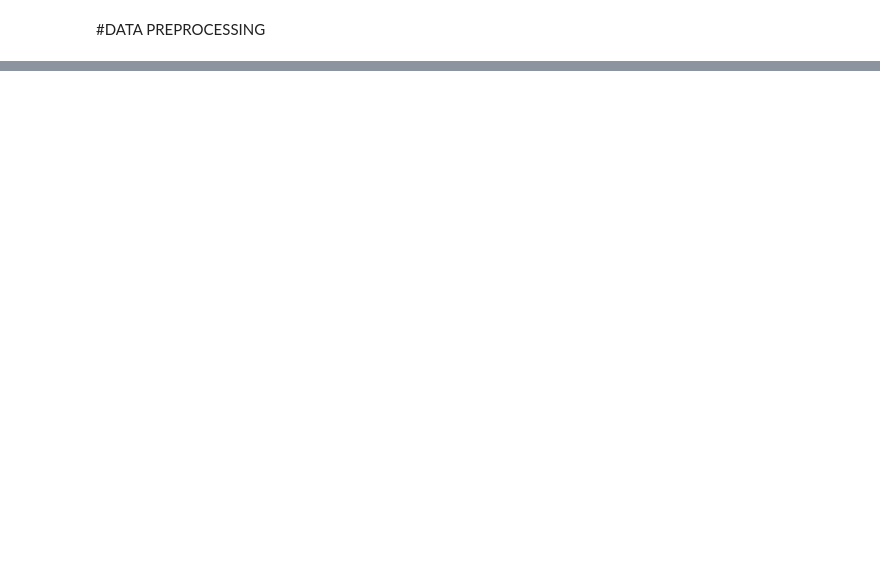
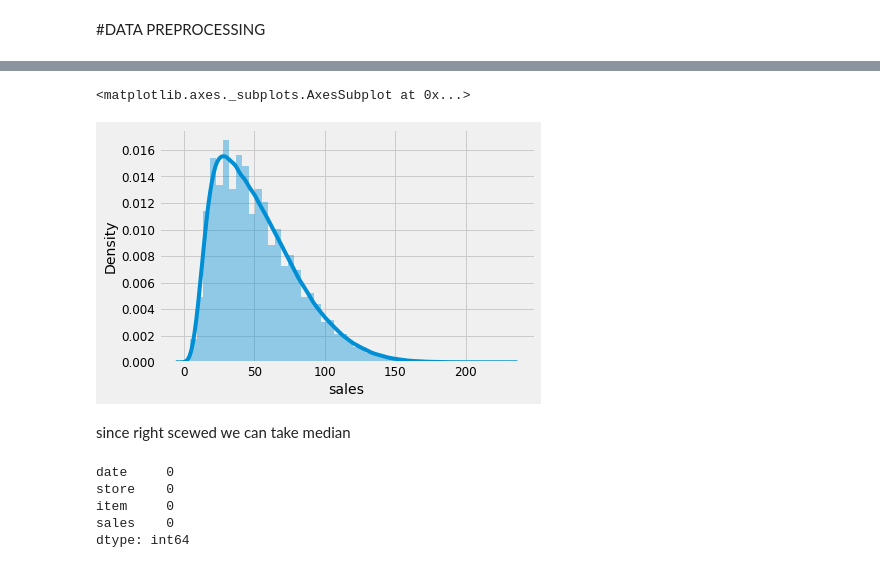
Before and after one commit to Albert8754/TCS-iON-Forecasting-System---Project-Demand-of-Products-at-a-Retail-Outlet-Based-on-Historical-Data, a Jupyter notebook: Forecating_System.ipynb, the cells around one changed output, grey strips where cells are left out. Cells and saved outputs as stored; diff of their text form; code cells hidden in the pictures; blank space fills up the shorter version.

```diff
--- a/Forecating_System.ipynb
+++ b/Forecating_System.ipynb
@@ -8,0 +1,26 @@ import seaborn as sns
+# %%
+#importing nessacerry libraries
+import itertools
+import pandas as pd
+import numpy as np
+import matplotlib.pyplot as plt
+plt.style.use('fivethirtyeight')
+import seaborn as sns
+import statsmodels.api as sm
+import warnings
+warnings.filterwarnings('ignore')
+plt.rcParams['axes.labelsize'] = 14
+plt.rcParams['xtick.labelsize'] = 12
+plt.rcParams['ytick.labelsize'] = 12
+plt.rcParams['text.color'] = 'k'
+import statsmodels.api as sm
+from statsmodels.tsa.seasonal import seasonal_decompose
+from statsmodels.tsa.statespace.sarimax import SARIMAX
+!pip install pmdarima
+from pmdarima import auto_arima
+import pmdarima as pm
+!pip install Prophet
+from prophet import Prophet
+from prophet.plot import plot_plotly, plot_components_plotly
+
+!pip install --upgrade xlrd
@@ -68,0 +159,8 @@ dtype: object
+# %%
+#nan is missing value it need to be replaced
+sns.distplot(train['sales'])
+# %% [output]
+<matplotlib.axes._subplots.AxesSubplot at 0x...>
+[figure, added]
+# %% [markdown]
+since right scewed we can take median
@@ -68,0 +169,8 @@ dtype: object
+# %%
+train.isna().sum()
+# %% [output]
+date     0
+store    0
+item     0
+sales    0
+dtype: int64
```
Also changed, not shown: parts of 59 cells of this notebook.
